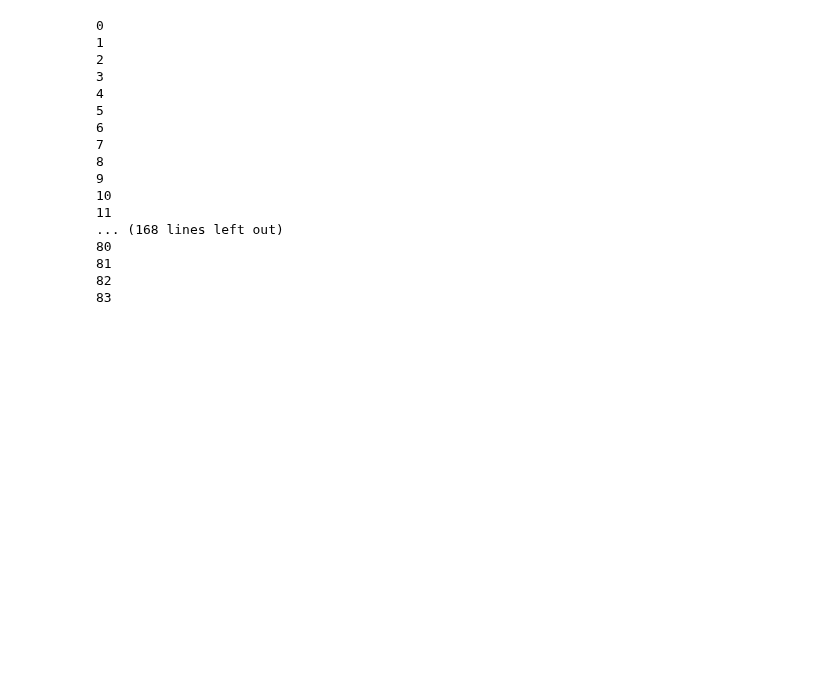
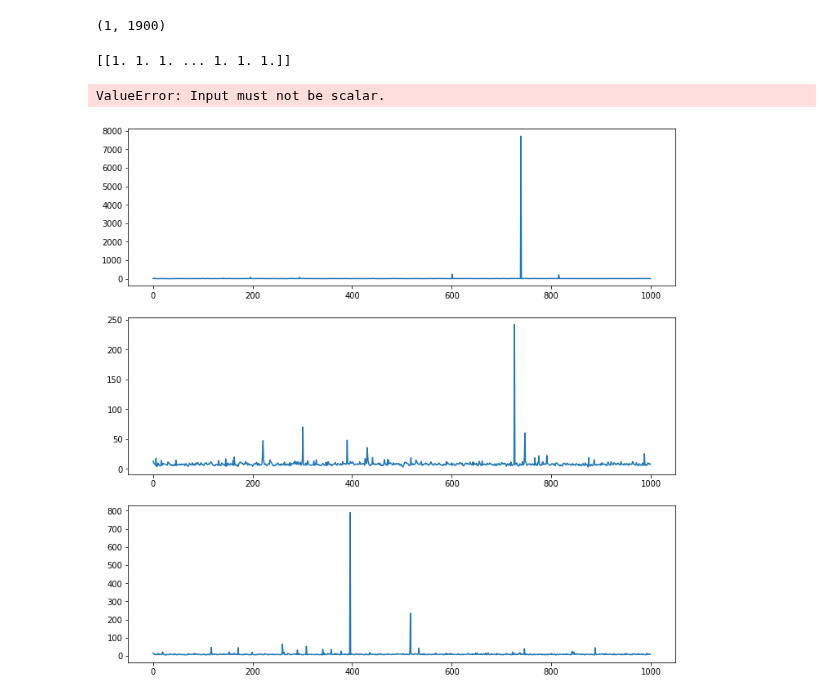
Before and after one commit to ur-whitelab/wazy, a Jupyter notebook: paper/Hamming Distance.ipynb, the cells around one changed output. Drawn from its saved outputs; the diff is of its cells as text; code cells hidden in the pictures; blank space fills up the shorter version.

```diff
--- a/paper/Hamming Distance.ipynb
+++ b/paper/Hamming Distance.ipynb
@@ -32,6 +26,9 @@ batch_size = 16
 bag_num = 6
 target_seq = 'GIGAVLKVLTTGLPALISWIKRKRQQ'
 oh_vec = encode_seq(list(target_seq))
+oh_unirep = seq2useq(oh_vec)
+target_rep = differentiable_jax_unirep(oh_unirep)
+print(target_rep.shape)
 seqs = ['GIGAVLKVLKAGLPALIVTLKRKIVQ',
        'PPGATLKKHTTGSVALISWIWARIQQ',
        'GIGAVLKVLTTGLKTLISAAKRKRAA',
@@ -39,8 +36,8 @@ seqs = ['GIGAVLKVLKAGLPALIVTLKRKIVQ',
        'GIGAVLUIHKLSSVAAWRPPKRKRQQ']
 
 
-plt.rcParams["figure.figsize"] = (12,12)
-fig, axs = plt.subplots(3)
+#plt.rcParams["figure.figsize"] = (12,12)
+#fig, axs = plt.subplots(3)
 
 #@jax.jit
 def single_loop(key, seqs):
@@ -50,12 +47,13 @@ def single_loop(key, seqs):
     for seq in seqs:
         labels.append(hamming(target_seq, seq))
     labels = jnp.array(labels)
-    reps = get_reps(seqs)[0]
+    reps = get_reps(seqs)[0][0]
     key, _ = jax.random.split(key, num=2)
     forward = hk.without_apply_rng(hk.transform(alp.model_forward))
     params, mlp_loss = alp.ensemble_train(key, forward, reps, labels)
     #axs[i].plot(mlp_loss)
-    final_vec = alp.bayes_opt(forward, params, labels)[0]
+    final_vec = alp.bayes_opt(forward, params, labels)
+    print(final_vec.shape)
 
     # need to adjust length in the future
     logits = jax.random.normal(key, shape=(jnp.shape(oh_vec)))
@@ -70,28 +68,38 @@ def single_loop(key, seqs):
         gen_seqs.append(str.join(seq))
     # add data points
     seqs = [*seqs, *gen_seqs]
-    return seqs, mlp_loss
+    return seqs, mlp_loss, loss_traces
 
 
-for i in range(3):
-    key, _ = jax.random.split(key, num=2)
-    seqs, mlp_loss = single_loop(key, seqs)
-    axs[i].plot(mlp_loss)
+# for i in range(3):
+#     losses = []
+#     key, _ = jax.random.split(key, num=2)
+#     seqs, mlp_loss = single_loop(key, seqs)
+#     print(seqs)
+#     losses.append(mlp_loss)
+#     #axs[i].plot(mlp_loss)
 # %% [output]
-0
-1
-2
-3
-4
-5
-6
-7
-8
-9
-10
-11
-... (168 lines left out)
-80
-81
-82
-83
+(1, 1900)
+# %%
+a = jnp.ones((1900,))
+print(a.reshape((1, 1900)))
+# %% [output]
+[[1. 1. 1. ... 1. 1. 1.]]
+# %%
+loop_mlp_loss = []
+loop_seq_loss = []
+for i in range(3):
+    key, _ = jax.random.split(key, num=2)
+    seqs, mlp_loss, loss_traces= single_loop(key, seqs)
+    loop_mlp_loss.append(mlp_loss)
+    loop_seq_loss.append(loss_traces)
+#     #axs[i].plot(mlp_loss)
+# %% [output]
+ValueError: Input must not be scalar.
+# %%
+plt.rcParams["figure.figsize"] = (12, 12)
+fig, axs = plt.subplots(3)
+for i in range(3):
+    axs[i].plot(loop_mlp_loss[i])
+# %% [output]
+[figure, added]
```
Also changed, not shown: parts of 3 cells of this notebook, 5 other files.
